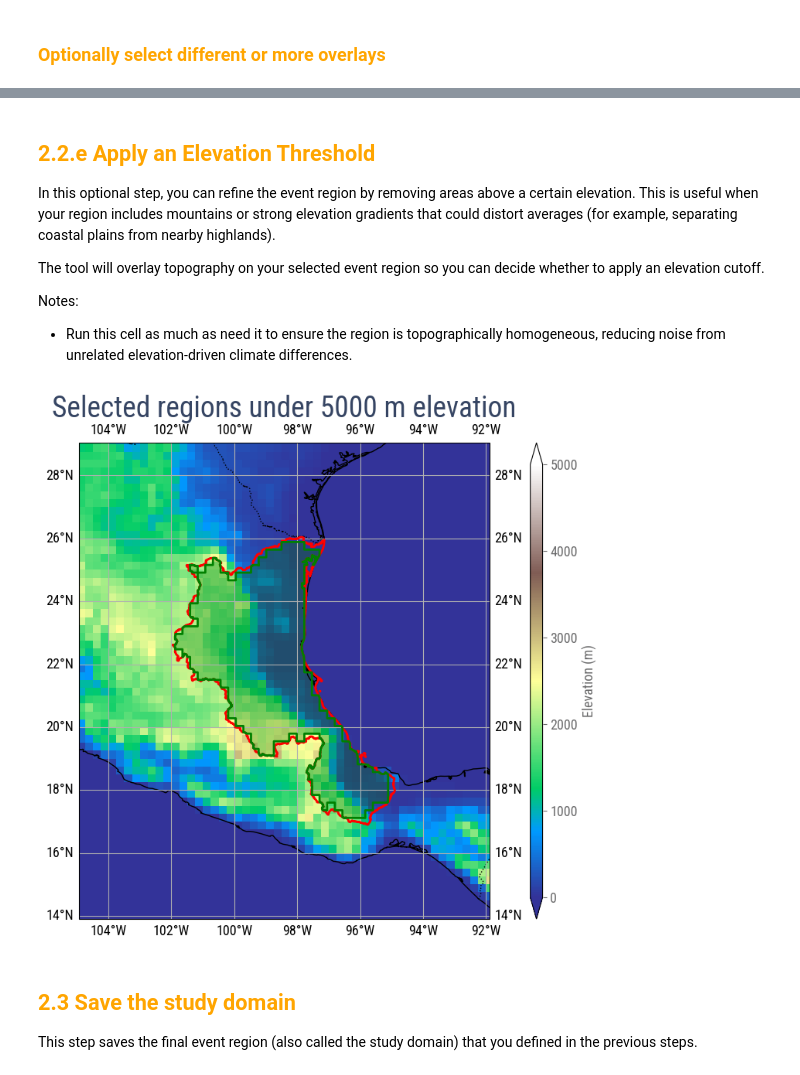
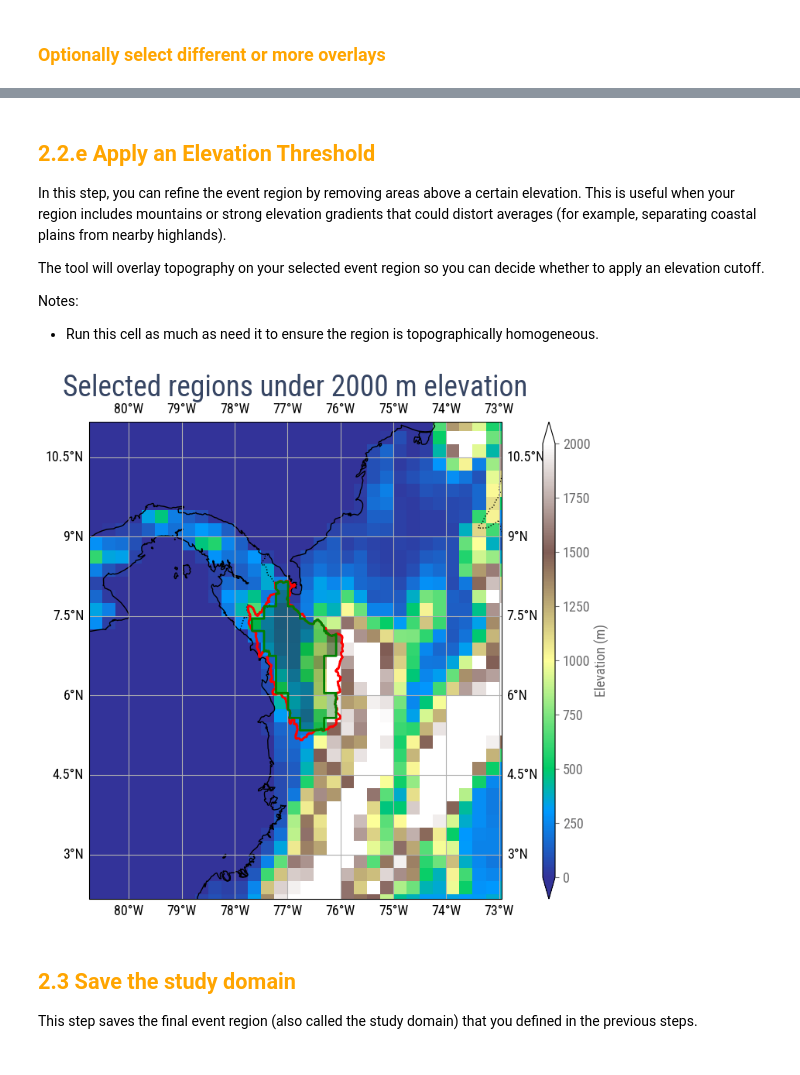
Before and after one commit to izpinto/c3s-451, a Jupyter notebook: library/C3S_EventDefinitionV2_daniel.ipynb, the cells around one changed output, grey strips where cells are left out. Cells and saved outputs as stored; diff of their text form; code cells hidden in the pictures.

```diff
--- a/library/C3S_EventDefinitionV2_daniel.ipynb
+++ b/library/C3S_EventDefinitionV2_daniel.ipynb
@@ -104,13 +83,13 @@ elif parameter == "Precipitation":
 
 ################# (User selection) ###################
 # Area of interest (min lon, min lat, max lon, max lat)
-#bbox = (-82, 0, -75, 11) # Colombia
-#bbox = (-110, 18, -95, 32) # Mexico
+bbox = (-82, 0, -75, 11) # Colombia
+#bbox = (-110, 18, -95, 32) # Mexico temperature
 #bbox = (-65,-40,-55,-30) # Uruguay
-bbox = (-104, 15, -90, 28) # Mexico
+#bbox = (-104, 15, -90, 28) # Mexico precipitation
 
 # Date of the event
-event_end = datetime(2025, 10, 10)
+event_end = datetime(2023, 10, 10)
 ######################################################
 
 # Date of days leading up to the event
@@ -285,7 +256,7 @@ Notes:
 - The choice of day affects the visual overlays only, the subsequent analyses can use the full event period.
 # %%
 ############ Selected date (User selection) ##########
-selected_date = datetime(2025, 10, 10)
+selected_date = datetime(2023, 10, 10)
 ######################################################
 # %% [markdown]
 ### <font color='orange'>Optionally select different or more overlays</font>
@@ -332,23 +303,23 @@ Received polygon data:
 # %% [markdown]
 ## <font color="orange"> 2.2.e Apply an Elevation Threshold </font>
 
-In this optional step, you can refine the event region by removing areas above a certain elevation.
+In this step, you can refine the event region by removing areas above a certain elevation.
 This is useful when your region includes mountains or strong elevation gradients that could distort averages (for example, separating coastal plains from nearby highlands).
 
 The tool will overlay topography on your selected event region so you can decide whether to apply an elevation cutoff.
 
 Notes:
-- Run this cell as much as need it to ensure the region is topographically homogeneous, reducing noise from unrelated elevation-driven climate differences.
+- Run this cell as much as need it to ensure the region is topographically homogeneous.
 # %%
 ################### Select an elevation threshold (User selection)  ########################
 ################### the studyregion is selected as all areas below the threshold ###########
-elevation_threshold = 5000 # meters
+elevation_threshold = 2000 # meters
 ############################################################################################
 
 # The adjusted_polygons are later used for visualizing the studyregion in the plots
 fig, ax, adjusted_polygons = elevation_region(data, polygons, elevation, elevation_threshold)
 # %% [output]
-[figure, old version]
+[figure, new version]
 # %% [markdown]
 ## <font color="orange"> 2.3  Save the study domain </font>
 
```
Also changed, not shown: parts of 43 cells of this notebook.
